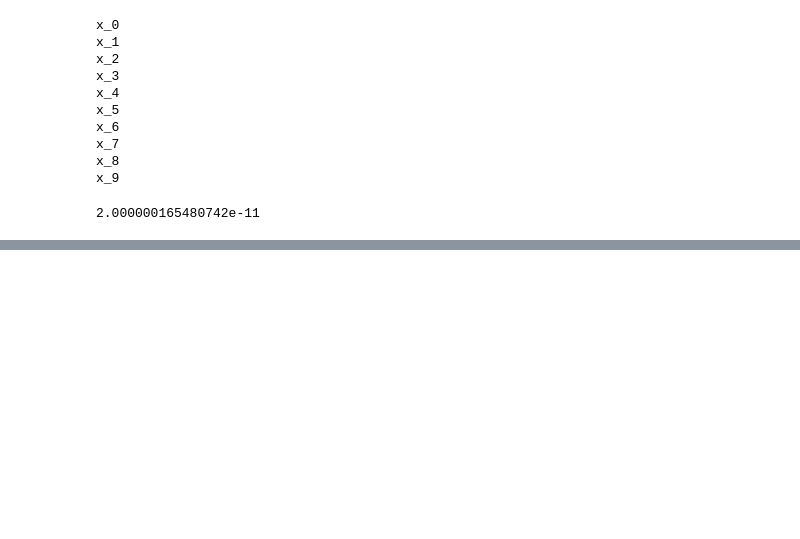
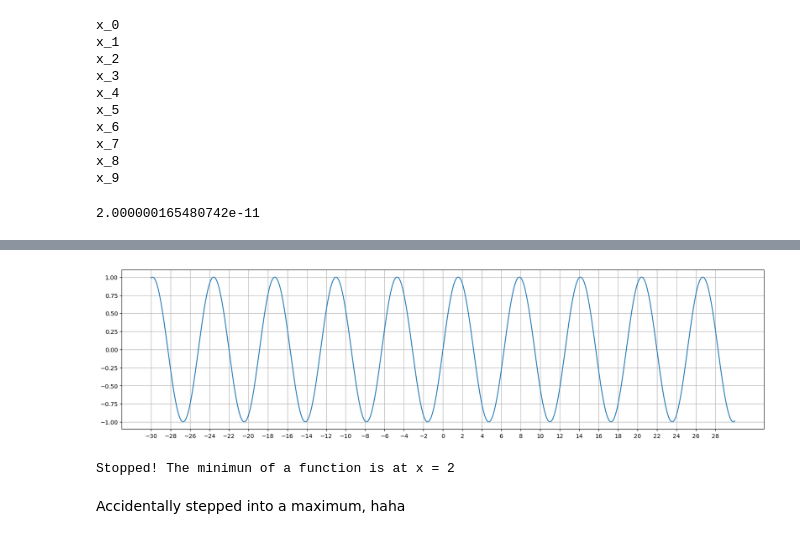
Before and after one commit to anasteisha26/FromScratch, a Jupyter notebook: GradientDescentByHand.ipynb, the cells around one changed output, grey strips where cells are left out. Saved outputs shown, nothing was run; the diff lists cells and outputs as text; code cells hidden in the pictures; blank space fills up the shorter version.

```diff
--- a/GradientDescentByHand.ipynb
+++ b/GradientDescentByHand.ipynb
@@ -131,0 +280,25 @@ derivative(func)
+# %%
+xs = np.linspace(-30, 30, 1000)
+ys = [math.sin(x) for x in xs]
+
+plt.figure(figsize=(20,5))
+plt.grid(True)
+plt.xticks(np.arange(-30, 30, 2))
+plt.plot(xs, ys)
+plt.show()
+# %% [output]
+[figure, added]
+# %%
+accepted_region = 0.01
+alpha = 0.001
+x_old = 2
+
+while float(math.cos(x_old)) > accepted_region:
+    x_old = x_old - (alpha * (math.cos(x)))
+    print(x_old)
+else:
+    print(f'Stopped! The minimun of a function is at x = {x_old}')
+# %% [output]
+Stopped! The minimun of a function is at x = 2
+# %% [markdown]
+Accidentally stepped into a maximum, haha
```
Also changed, not shown: parts of 29 cells of this notebook.
